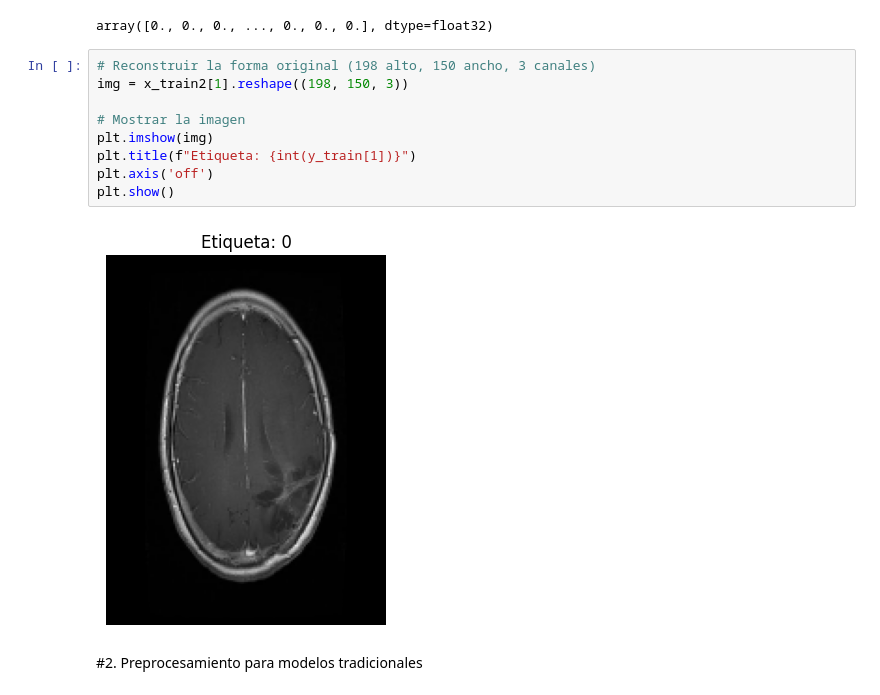
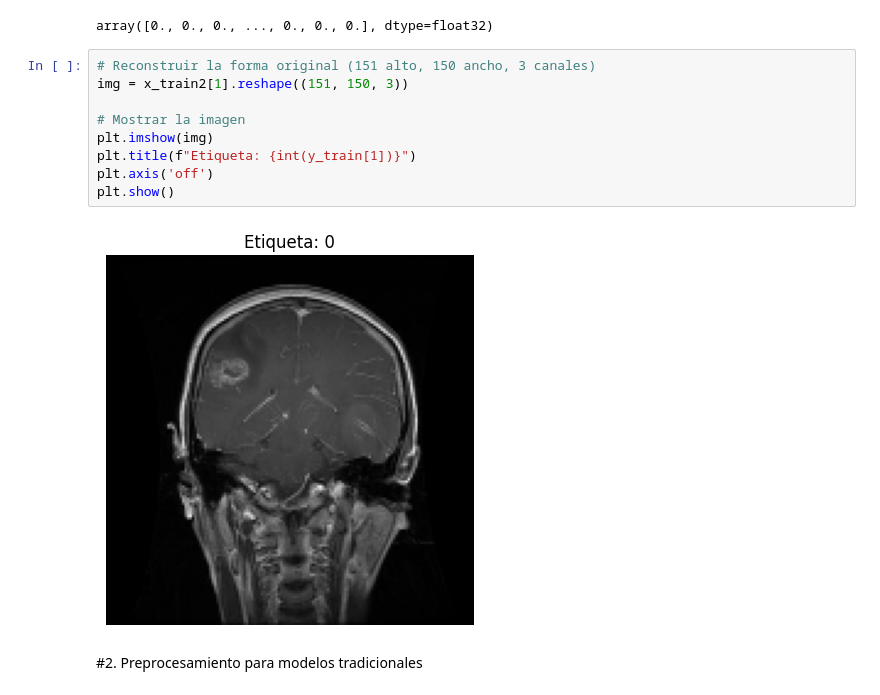
Before and after one commit to niconinov/A3_helath, a Jupyter notebook: b_modelos.ipynb, the cells around one changed output. Cells and saved outputs as stored; diff of their text form.

```diff
--- a/b_modelos.ipynb
+++ b/b_modelos.ipynb
@@ -87,16 +87,16 @@ x_train2[1]
 # %% [output]
 array([0., 0., 0., ..., 0., 0., 0.], dtype=float32)
 # %%
-# Reconstruir la forma original (198 alto, 150 ancho, 3 canales)
-img = x_train2[1].reshape((198, 150, 3))
+# Reconstruir la forma original (151 alto, 150 ancho, 3 canales)
+img = x_train2[1].reshape((151, 150, 3))
 
 # Mostrar la imagen
 plt.imshow(img)
 plt.title(f"Etiqueta: {int(y_train[1])}")
 plt.axis('off')
 plt.show()
 # %% [output]
-[figure, old version]
+[figure, new version]
 # %% [markdown]
 #2. Preprocesamiento  para modelos tradicionales
 # %% [markdown]
```
Also changed, not shown: parts of 24 cells of this notebook, 2 other files.
